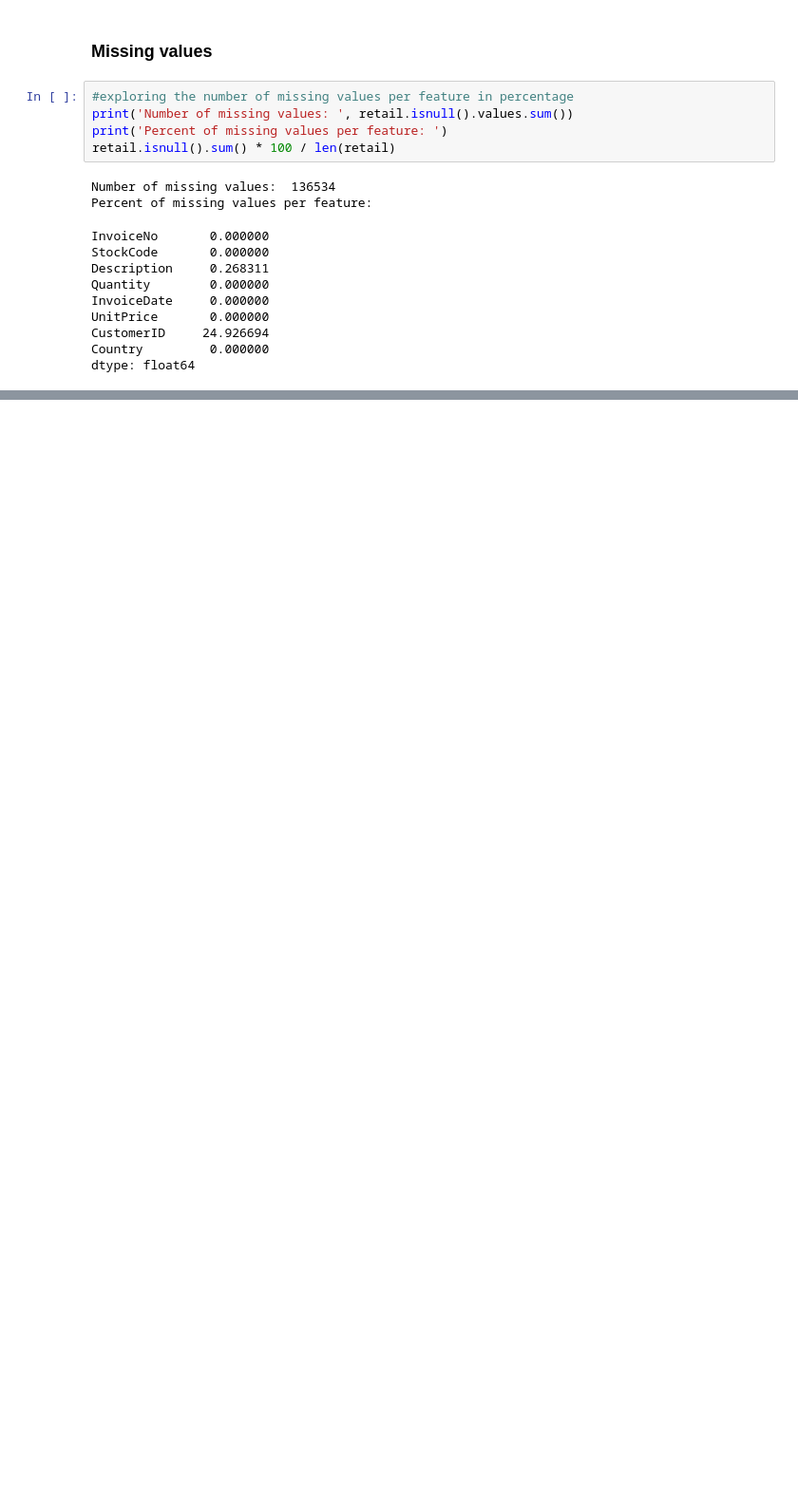
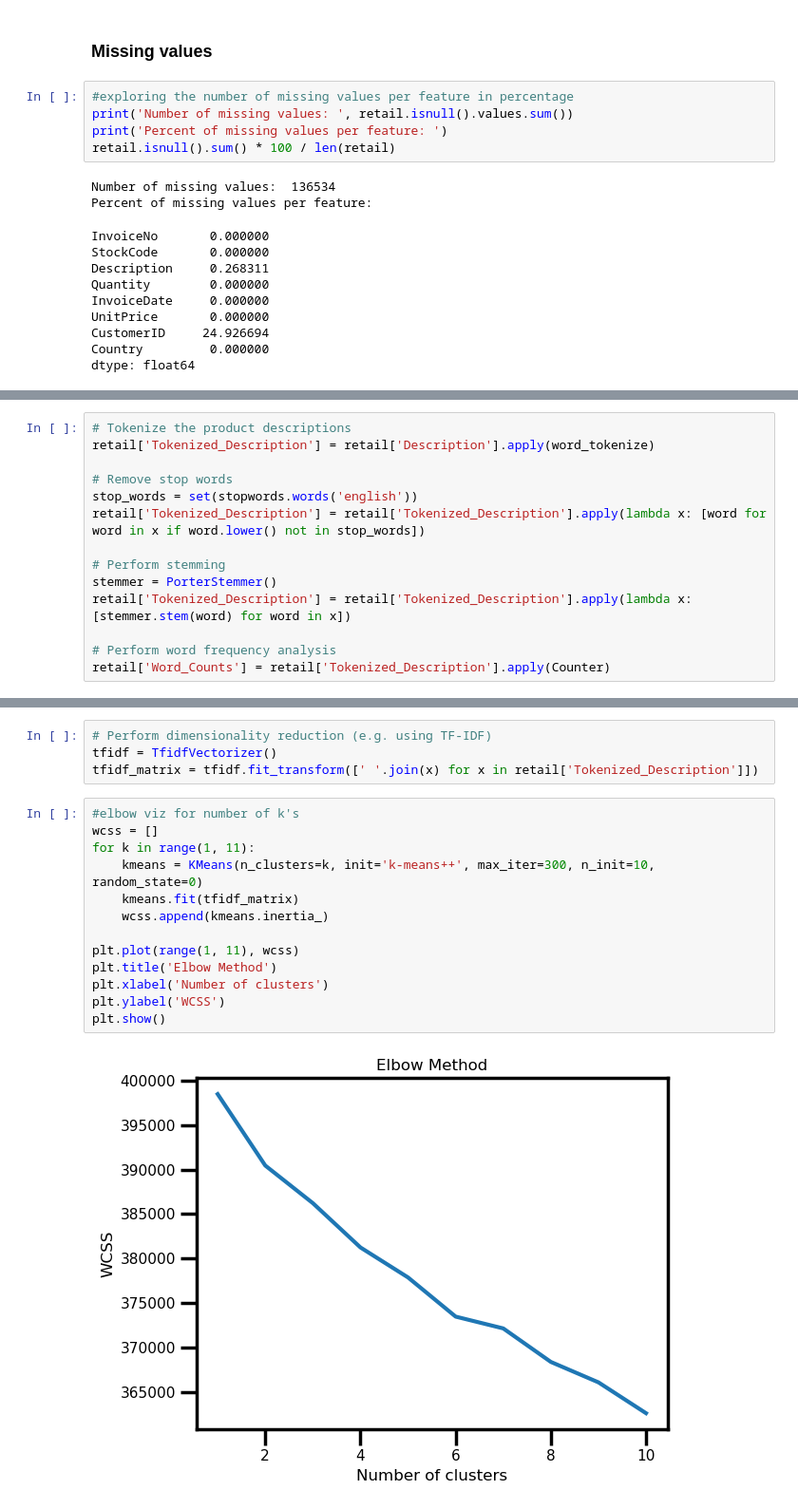
Before and after one commit to adzict/online_retail_customer_segmentation, a Jupyter notebook: Online Retail Customer Segmentation.ipynb, the cells around one changed output, grey strips where cells are left out. Shown at 95% size. Saved outputs shown, nothing was run; the diff lists cells and outputs as text; blank space fills up the shorter version.

```diff
--- a/Online Retail Customer Segmentation.ipynb
+++ b/Online Retail Customer Segmentation.ipynb
@@ -172,0 +647,14 @@ msno.matrix(retail)
+# %%
+# Tokenize the product descriptions
+retail['Tokenized_Description'] = retail['Description'].apply(word_tokenize)
+
+# Remove stop words
+stop_words = set(stopwords.words('english'))
+retail['Tokenized_Description'] = retail['Tokenized_Description'].apply(lambda x: [word for word in x if word.lower() not in stop_words])
+
+# Perform stemming
+stemmer = PorterStemmer()
+retail['Tokenized_Description'] = retail['Tokenized_Description'].apply(lambda x: [stemmer.stem(word) for word in x])
+
+# Perform word frequency analysis
+retail['Word_Counts'] = retail['Tokenized_Description'].apply(Counter)
@@ -172,0 +670,19 @@ msno.matrix(retail)
+# %%
+# Perform dimensionality reduction (e.g. using TF-IDF)
+tfidf = TfidfVectorizer()
+tfidf_matrix = tfidf.fit_transform([' '.join(x) for x in retail['Tokenized_Description']])
+# %%
+#elbow viz for number of k's
+wcss = []
+for k in range(1, 11):
+    kmeans = KMeans(n_clusters=k, init='k-means++', max_iter=300, n_init=10, random_state=0)
+    kmeans.fit(tfidf_matrix)
+    wcss.append(kmeans.inertia_)
+
+plt.plot(range(1, 11), wcss)
+plt.title('Elbow Method')
+plt.xlabel('Number of clusters')
+plt.ylabel('WCSS')
+plt.show()
+# %% [output]
+[figure, added]
```
Also changed, not shown: parts of 66 cells of this notebook.
